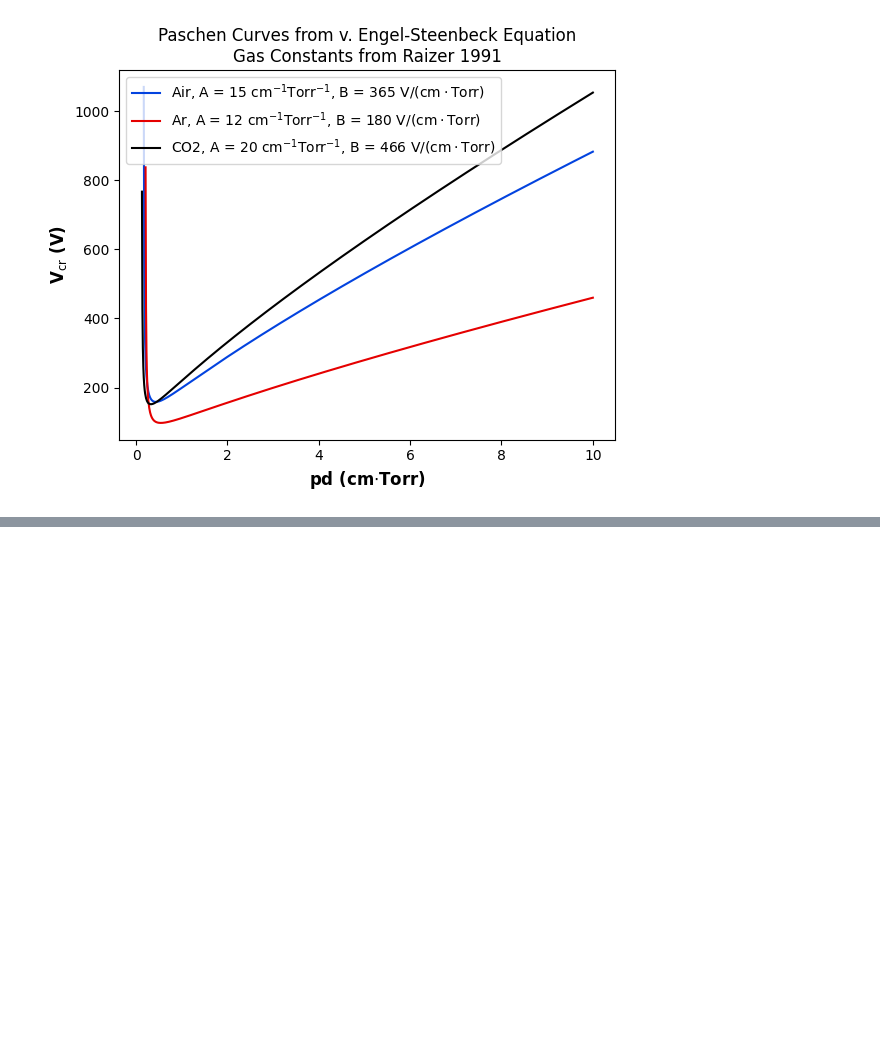
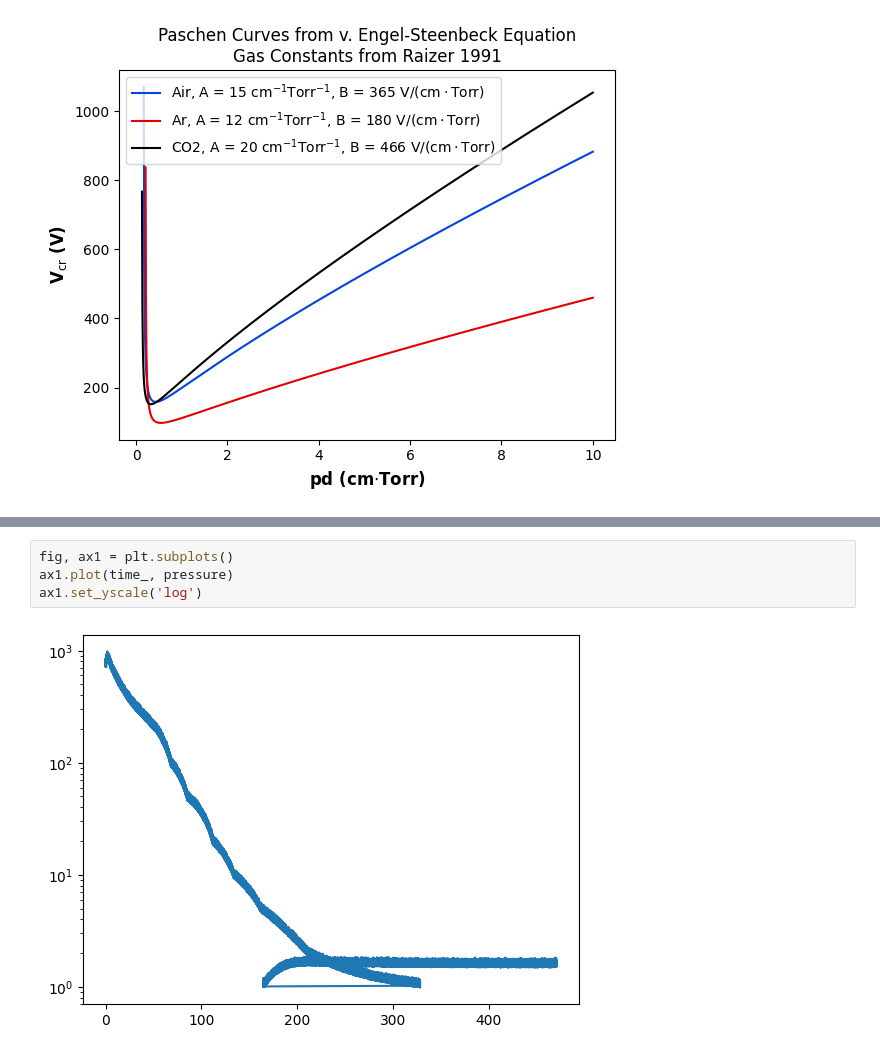
Before and after one commit to s-gerow/SAIL-Plasma, a Jupyter notebook: BeAMED/Test Scripts/FAS_analysis.ipynb, the cells around one changed output, grey strips where cells are left out. Drawn from its saved outputs; the diff is of its cells as text; blank space fills up the shorter version.

```diff
--- a/BeAMED/Test Scripts/FAS_analysis.ipynb
+++ b/BeAMED/Test Scripts/FAS_analysis.ipynb
@@ -583,0 +661,6 @@ fig.savefig('FAS_paschencurvexample.png', transparent=True)
+# %%
+fig, ax1 = plt.subplots()
+ax1.plot(time_, pressure)
+ax1.set_yscale('log')
+# %% [output]
+[figure, added]
```
Also changed, not shown: parts of 8 cells of this notebook, 8 other files.
